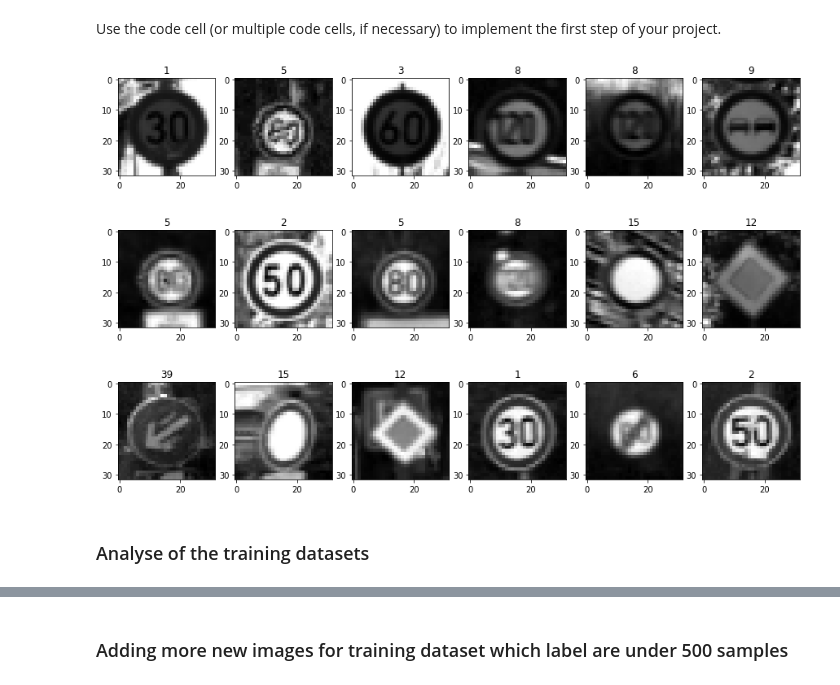
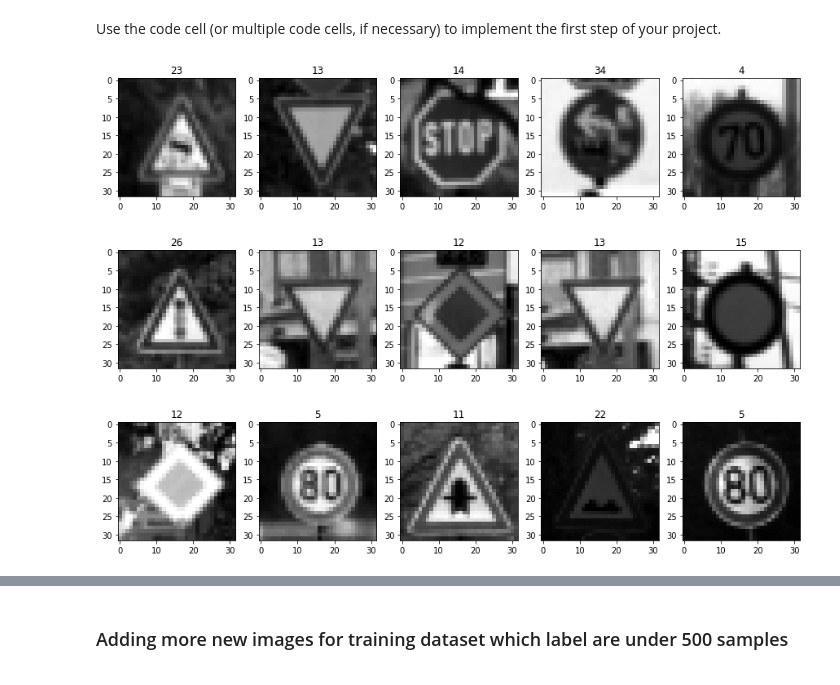
Before and after one commit to ywiyogo/CarND-Traffic-Sign-Classifier-Project, a Jupyter notebook: Traffic_Sign_Classifier.ipynb, the cells around one changed output, grey strips where cells are left out. Drawn from its saved outputs; the diff is of its cells as text; code cells hidden in the pictures.

```diff
--- a/Traffic_Sign_Classifier.ipynb
+++ b/Traffic_Sign_Classifier.ipynb
@@ -156,67 +179,47 @@ Use the code cell (or multiple code cells, if necessary) to implement the first
 ### Feel free to use as many code cells as needed.
 import numpy as np
 import cv2
-
-def rgb2gray(rgb):
-    """
-    Converting RGB arrays with Colorimetric coding 0.2125 R + 0.7154 G + 0.0721 B
-    https://en.wikipedia.org/wiki/Grayscale#Colorimetric_.28luminance-preserving.29_conversion_to_grayscale
-    """
-    gray_img = np.zeros((image_shape[0],image_shape[1],1))
-    gray_img[:,:,0] = np.dot(rgb[...,:3], [0.2125, 0.7154, 0.0721])
-
-    return gray_img
-
-def rgb2gray_luma(rgb):
-    """
-    Converting RGB arrays with Luma coding
-    https://en.wikipedia.org/wiki/Grayscale#Luma_coding_in_video_systems
-    """
-    gray_img = np.zeros((image_shape[0],image_shape[1],1))
-    gray_img[:,:,0] = np.dot(rgb[...,:3], [0.299, 0.587, 0.114])
-
-    return gray_img
 
 def normalize_gray(image_data):
     """
     Normalize the image data with Min-Max scaling to a range of [0.1, 0.9]
     :param image_data: The image data to be normalized
     :return: Normalized image data
     """
     a = 0.1
     b = 0.9
     grayscale_min = 0
     grayscale_max = 255
     return a + ( ( (image_data - grayscale_min)*(b - a) )/( grayscale_max - grayscale_min ) )
 
 ## Conduct the preprocessing
 
 
-X_train_gray = []
-X_valid_gray = []
-X_test_gray = []
-
+# Convert to gray by summing RGB and divided by 3
 X_train_gray = np.sum(X_train/3, axis=3, keepdims=True)
 X_valid_gray = np.sum(X_valid/3, axis=3, keepdims=True)
 X_test_gray = np.sum(X_test/3, axis=3, keepdims=True)
+
+#Normalized
+X_train_gray_norm = (X_train_gray - 128)/128
+X_valid_gray_norm = (X_valid_gray - 128)/128
+X_test_gray_norm = (X_test_gray - 128)/128
 #for i in range(len(X_train)):
 #    gray_img = rgb2gray_luma(X_train[i])
 #    X_train_gray.append(normalize_gray(gray_img))
 
 #for i in range(len(X_valid)):
 #    gray_img = rgb2gray_luma(X_valid[i])
 #    X_valid_gray.append(normalize_gray(gray_img))
 
 #for i in range(len(X_test)):
 #    gray_img = rgb2gray_luma(X_test[i])
 #    X_test_gray.append(normalize_gray(gray_img))
 
-visualize(6,X_train_gray, y_train, "gray")
-visualize(6,X_valid_gray, y_valid, "gray")
-visualize(6,X_test_gray, y_test, "gray")
+visualize_random(5,X_train_gray_norm, y_train, "gray")
+visualize_random(5,X_valid_gray_norm, y_valid, "gray")
+visualize_random(5,X_test_gray_norm, y_test, "gray")
 # %% [output]
-[figure, old version]
+[figure, new version]
-[figure, old version]
+[figure, new version]
-[figure, old version]
+[figure, new version]
-# %% [markdown]
-### Analyse of the training datasets
```
Also changed, not shown: parts of 13 cells of this notebook, 2 other files.
